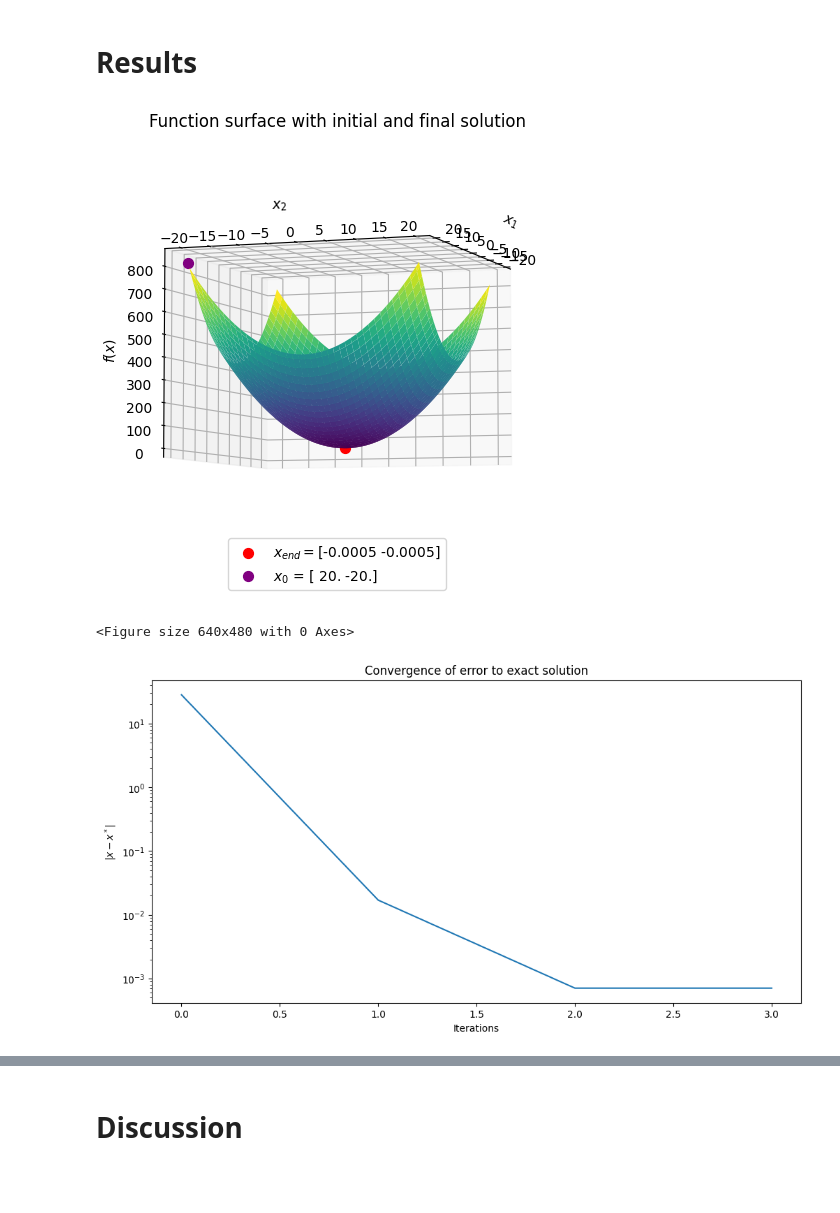
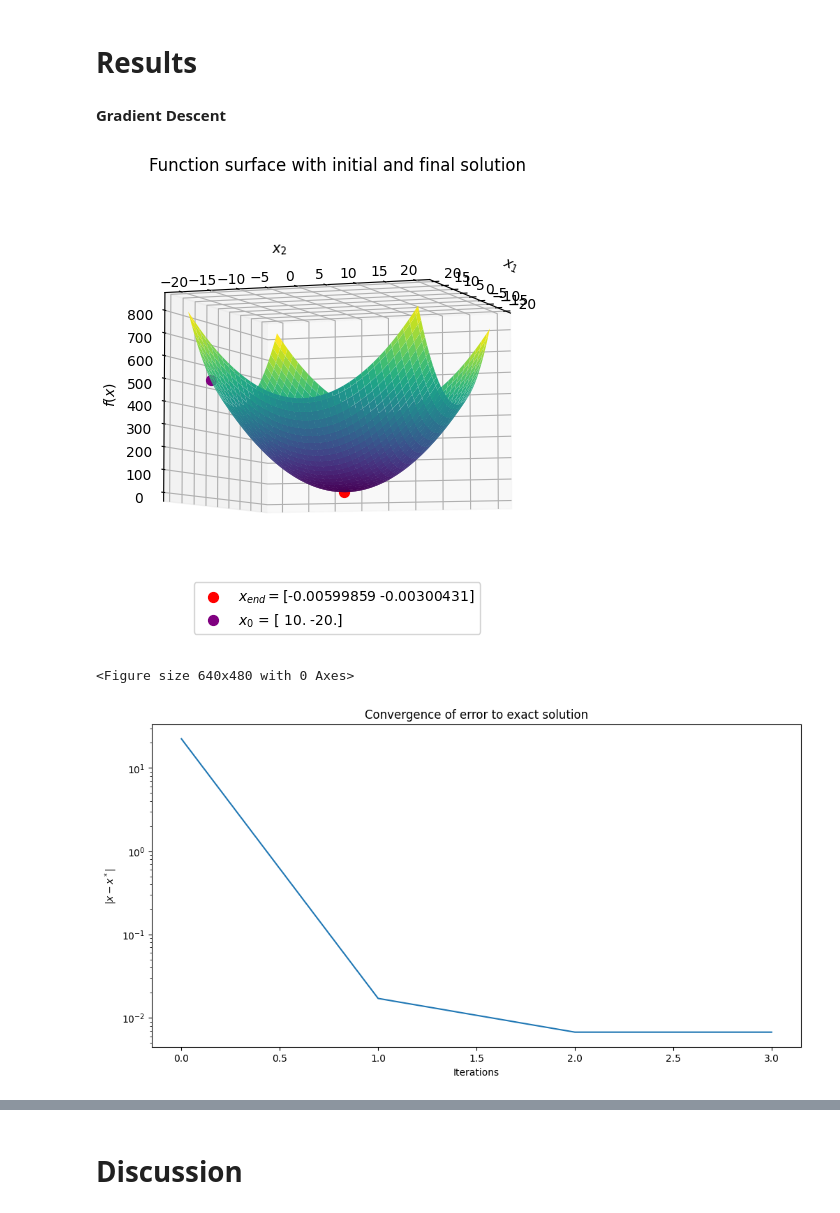
Before and after one commit to johanhoffman/DD2363_VT24, a Jupyter notebook: Lab6/Widen00_lab6.ipynb, the cells around one changed output, grey strips where cells are left out. Cells and saved outputs as stored; diff of their text form; code cells hidden in the pictures; blank space fills up the shorter version.

```diff
--- a/Lab6/Widen00_lab6.ipynb
+++ b/Lab6/Widen00_lab6.ipynb
@@ -94,7 +100,7 @@ def gradient(f, x):
 
 #Gradient descent method
 def gradient_descent_method(f):
-  x0 = np.array([20, -20], dtype="float")
+  x0 = np.array([10, -20], dtype="float")
   x = np.zeros_like(x0)
   x[:]=x0[:]
   Df = gradient(f, x)
@@ -107,19 +113,19 @@ def gradient_descent_method(f):
     x_vec = np.append(x_vec, [x], axis=0)
   return x, x_vec
 
-x, x_vec = gradient_descent_method(func)
-sol = func(x)
+x_gd, x_vec_gd = gradient_descent_method(func)
+sol = func(x_gd)
 
 #Generate convergence path
-f_desc = np.zeros(len(x_vec))
-x1_desc = np.zeros(len(x_vec))
-x2_desc = np.zeros(len(x_vec))
+f_desc = np.zeros(len(x_vec_gd))
+x1_desc = np.zeros(len(x_vec_gd))
+x2_desc = np.zeros(len(x_vec_gd))
 exact_sol = np.array([0, 0])
-error_vec = np.zeros(len(x_vec))
-iteration = np.zeros(len(x_vec))
-for i in range(len(x_vec)):
+error_vec_gd = np.zeros(len(x_vec_gd))
+iteration = np.zeros(len(x_vec_gd))
+for i in range(len(x_vec_gd)):
   iteration[i] = i
-  f_desc[i] = func(x_vec[i])
-  x1_desc[i] = x_vec[i][0]
-  x2_desc[i] = x_vec[i][1]
-  error_vec[i] = np.linalg.norm(x_vec[i] - exact_sol)
+  f_desc[i] = func(x_vec_gd[i])
+  x1_desc[i] = x_vec_gd[i][0]
+  x2_desc[i] = x_vec_gd[i][1]
+  error_vec_gd[i] = np.linalg.norm(x_vec_gd[i] - exact_sol)
@@ -126,33 +192,35 @@ for i in range(len(x_vec)):
 # %% [markdown]
 # **Results**
+# %% [markdown]
+**Gradient Descent**
 # %%
 #Visualize function surface
 x1 = x2 = np.arange(-20, 20, 0.5)
 X, Y = np.meshgrid(x1, x2)
 f1 = func([X, Y])
 fig = plt.figure(1, figsize=(12, 6))
 ax = fig.add_subplot(projection='3d')
 ax.plot_surface(X, Y, f1, cmap='viridis')
-ax.scatter(x[0], x[1], sol, color='red', s=50, marker ="o", label = "$x_{end} = $" + str(x))
-ax.scatter(x1_desc[0], x2_desc[0], f_desc[0], color='purple', s=50, marker="o", label="$x_0$ = " + str(x_vec[0]))
+ax.scatter(x_gd[0], x_gd[1], sol, color='red', s=50, marker ="o", label = "$x_{end} = $" + str(x_gd))
+ax.scatter(x1_desc[0], x2_desc[0], f_desc[0], color='purple', s=50, marker="o", label="$x_0$ = " + str(x_vec_gd[0]))
 ax.view_init(-5, 20)
 ax.set_xlabel("$x_1$")
 ax.set_ylabel("$x_2$")
 ax.set_zlabel("$f(x)$")
 ax.dist = 11
 ax.legend(loc ="lower center")
 ax.set_title("Function surface with initial and final solution")
 plt.show()
 
 #Error convergence
 plt.figure(2)
 plt.figure(figsize=(12, 6))
-plt.semilogy(iteration, error_vec)
+plt.semilogy(iteration, error_vec_gd)
 plt.xlabel("Iterations")
 plt.ylabel("$|x - x^*|$")
 plt.title("Convergence of error to exact solution")
 plt.show()
 # %% [output]
-[figure, old version]
+[figure, new version]
 <Figure size 640x480 with 0 Axes>
-[figure, old version]
+[figure, new version]
```
Also changed, not shown: parts of 7 cells of this notebook.
